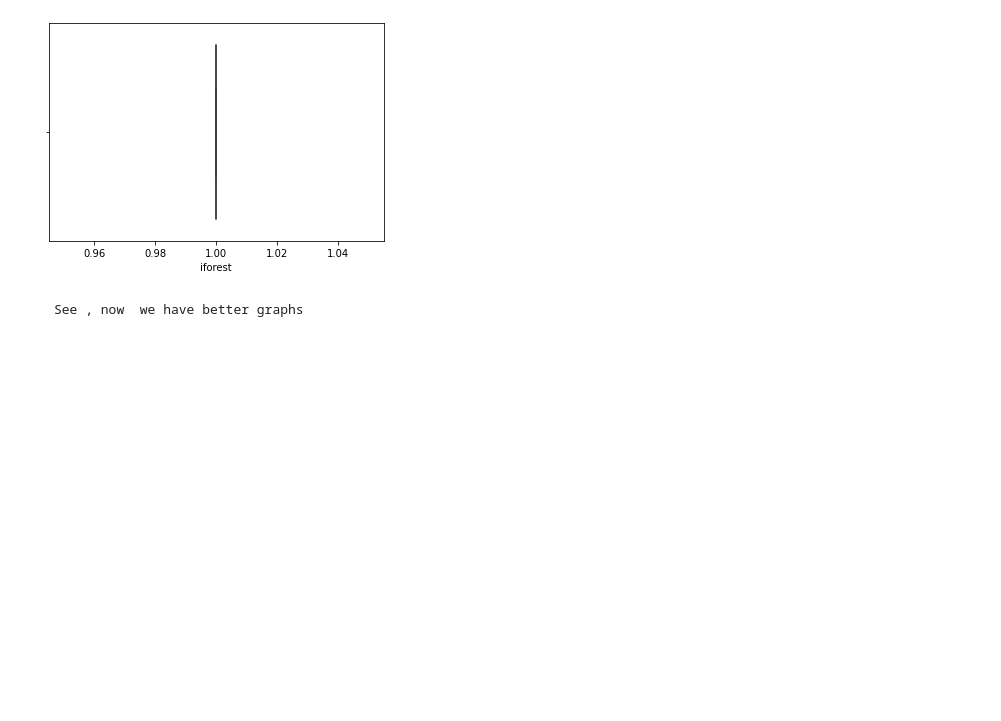
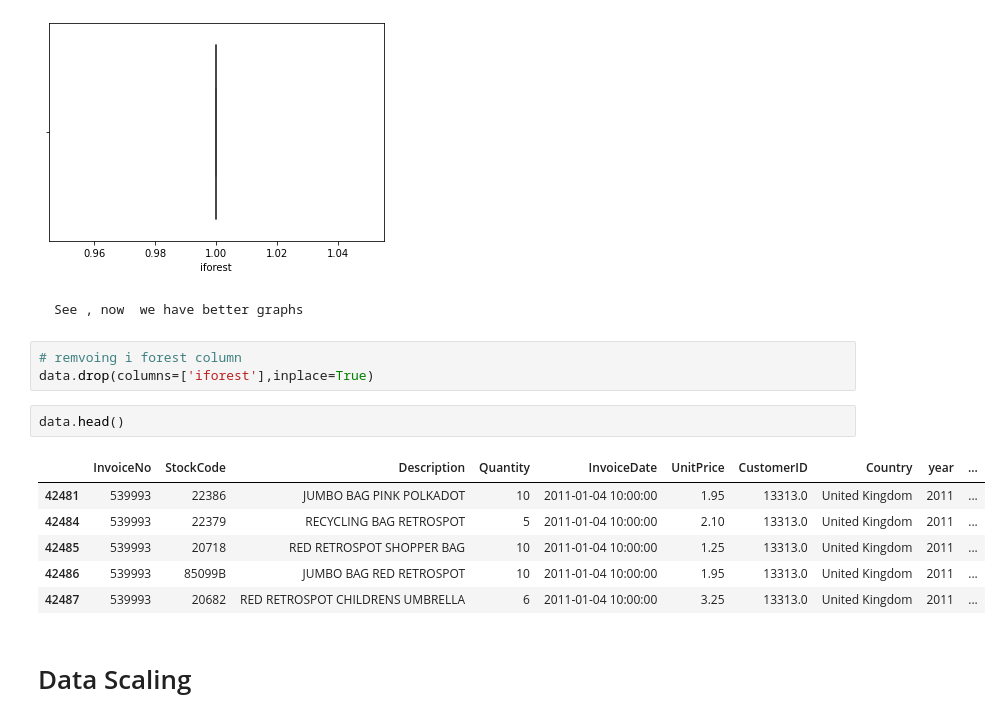
Before and after one commit to ajayn3300/Customer_Segmentation---Clustering, a Jupyter notebook: Online_Retail_Customer_Segmentation_Capstone_Project.ipynb, the cells around one changed output. Drawn from its saved outputs; the diff is of its cells as text; blank space fills up the shorter version.

```diff
--- a/Online_Retail_Customer_Segmentation_Capstone_Project.ipynb
+++ b/Online_Retail_Customer_Segmentation_Capstone_Project.ipynb
@@ -255,3 +260,17 @@ for i,j in enumerate(data.describe().columns):
 [figure]
 # %% [markdown]
     See , now  we have better graphs
+# %%
+# remvoing i forest column
+data.drop(columns=['iforest'],inplace=True)
+# %%
+data.head()
+# %% [output]
+|  | InvoiceNo | StockCode | Description | Quantity | InvoiceDate | UnitPrice | CustomerID | Country | year | ... |
+| 42481 | 539993 | 22386 | JUMBO BAG PINK POLKADOT | 10 | 2011-01-04 10:00:00 | 1.95 | 13313.0 | United Kingdom | 2011 | ... |
+| 42484 | 539993 | 22379 | RECYCLING BAG RETROSPOT | 5 | 2011-01-04 10:00:00 | 2.10 | 13313.0 | United Kingdom | 2011 | ... |
+| 42485 | 539993 | 20718 | RED RETROSPOT SHOPPER BAG | 10 | 2011-01-04 10:00:00 | 1.25 | 13313.0 | United Kingdom | 2011 | ... |
+| 42486 | 539993 | 85099B | JUMBO BAG RED RETROSPOT | 10 | 2011-01-04 10:00:00 | 1.95 | 13313.0 | United Kingdom | 2011 | ... |
+| 42487 | 539993 | 20682 | RED RETROSPOT CHILDRENS UMBRELLA | 6 | 2011-01-04 10:00:00 | 3.25 | 13313.0 | United Kingdom | 2011 | ... |
+# %% [markdown]
+# Data Scaling
```
Also changed, not shown: parts of 23 cells of this notebook.
